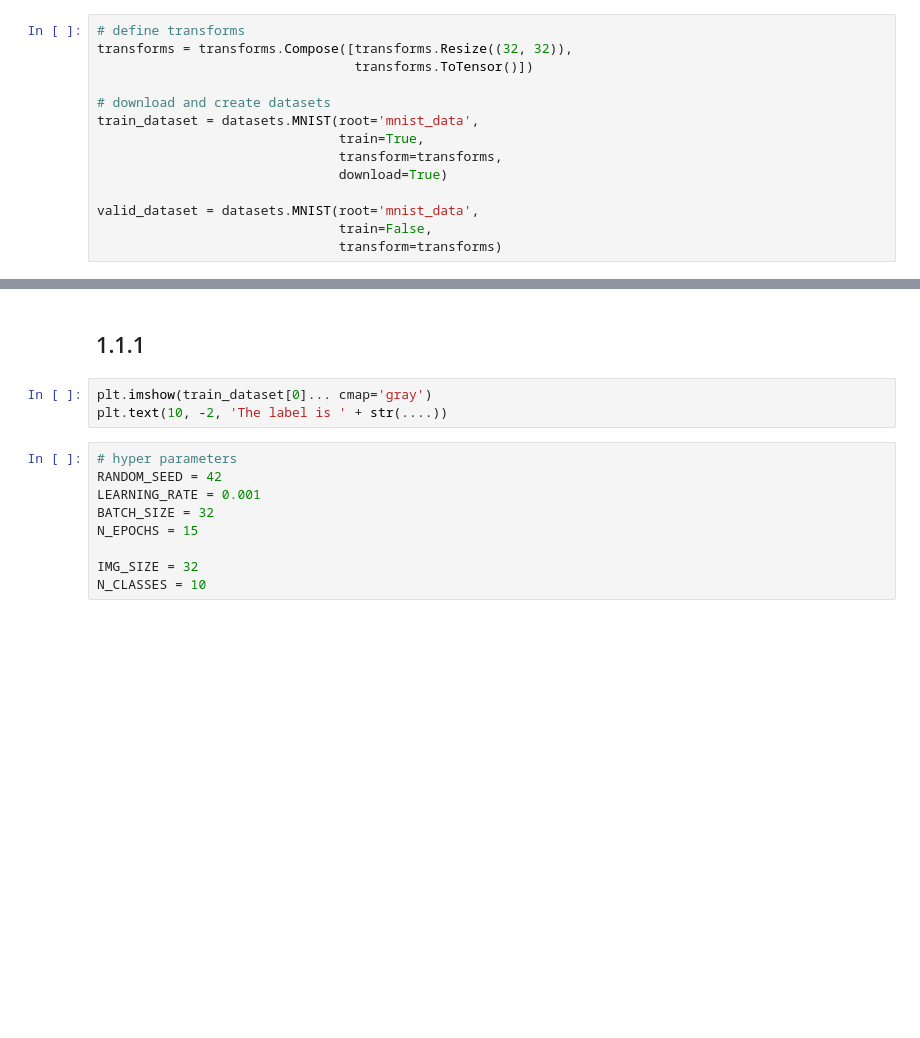
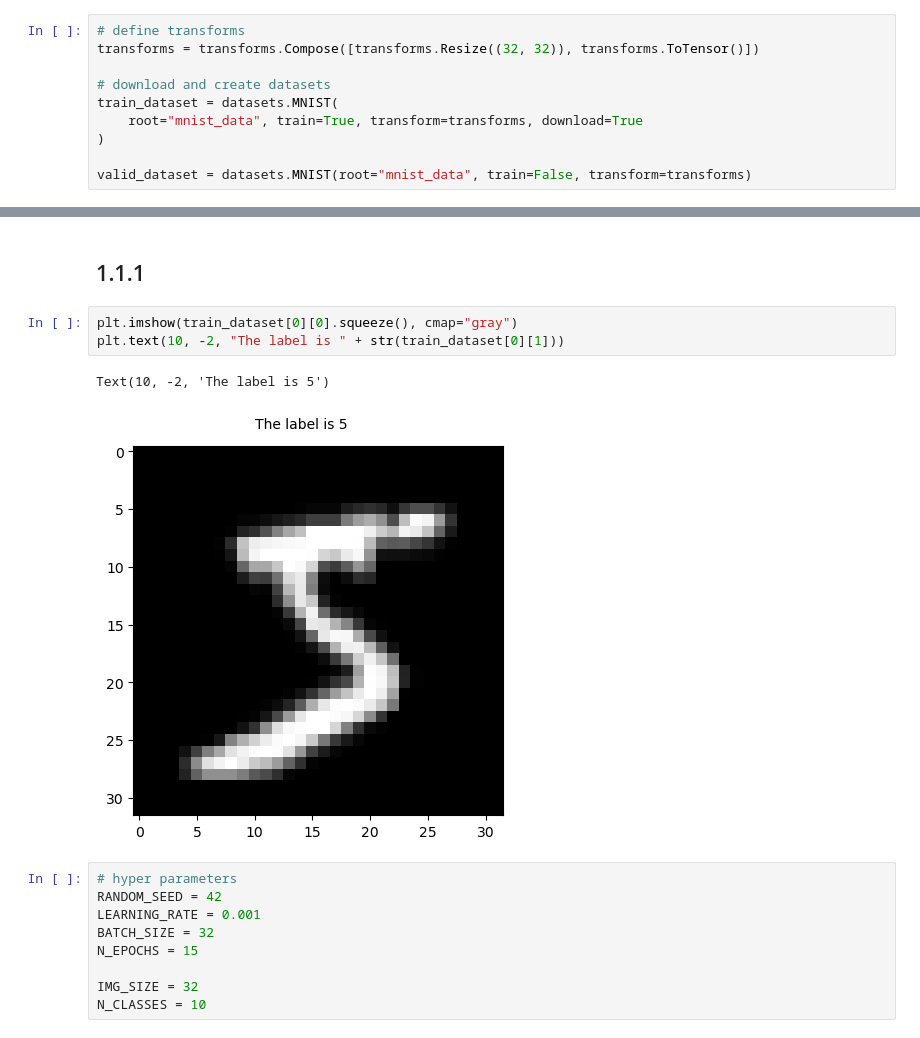
Before and after one commit to HarryXiong24/postgraduate-code-collection, a Jupyter notebook: Winter 2024/ML/hw/hw4/HW4.ipynb, the cells around one changed output, grey strips where cells are left out. Drawn from its saved outputs; the diff is of its cells as text; blank space fills up the shorter version.

```diff
--- a/Winter 2024/ML/hw/hw4/HW4.ipynb
+++ b/Winter 2024/ML/hw/hw4/HW4.ipynb
@@ -15,15 +15,11 @@ from torchvision import datasets, transforms
 import matplotlib.pyplot as plt
 # %%
 # define transforms
-transforms = transforms.Compose([transforms.Resize((32, 32)),
-                                 transforms.ToTensor()])
+transforms = transforms.Compose([transforms.Resize((32, 32)), transforms.ToTensor()])
 
 # download and create datasets
-train_dataset = datasets.MNIST(root='mnist_data',
-                               train=True,
-                               transform=transforms,
-                               download=True)
+train_dataset = datasets.MNIST(
+    root="mnist_data", train=True, transform=transforms, download=True
+)
 
-valid_dataset = datasets.MNIST(root='mnist_data',
-                               train=False,
-                               transform=transforms)
+valid_dataset = datasets.MNIST(root="mnist_data", train=False, transform=transforms)
@@ -30,8 +42,11 @@ valid_dataset = datasets.MNIST(root='mnist_data',
 # %% [markdown]
 ## 1.1.1
 # %%
-plt.imshow(train_dataset[0]... cmap='gray')
-plt.text(10, -2, 'The label is ' + str(....))
+plt.imshow(train_dataset[0][0].squeeze(), cmap="gray")
+plt.text(10, -2, "The label is " + str(train_dataset[0][1]))
+# %% [output]
+Text(10, -2, 'The label is 5')
+[figure, added]
 # %%
 # hyper parameters
 RANDOM_SEED = 42
```
Also changed, not shown: parts of 17 cells of this notebook, 8 other files.
